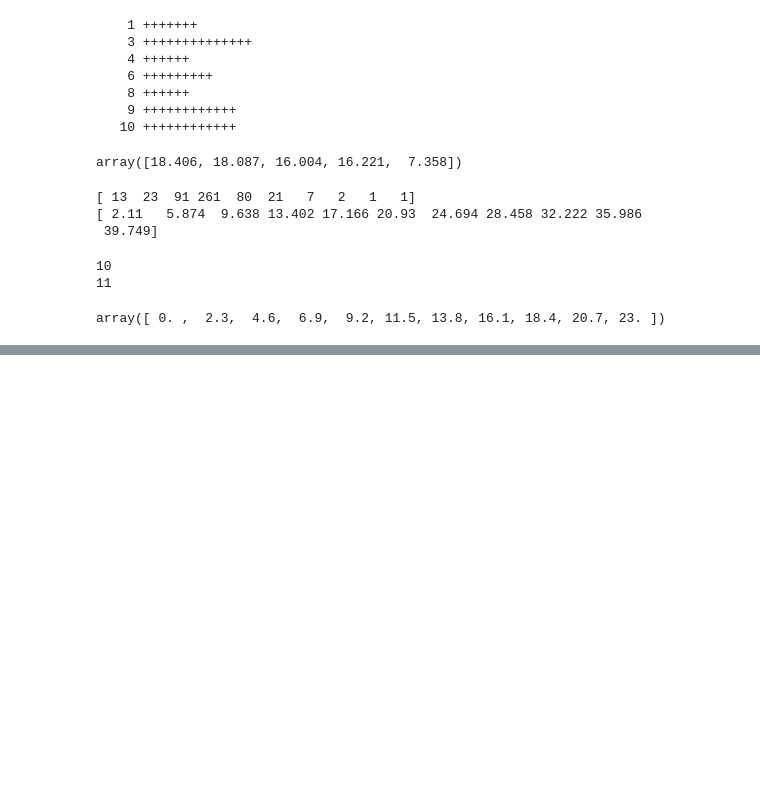
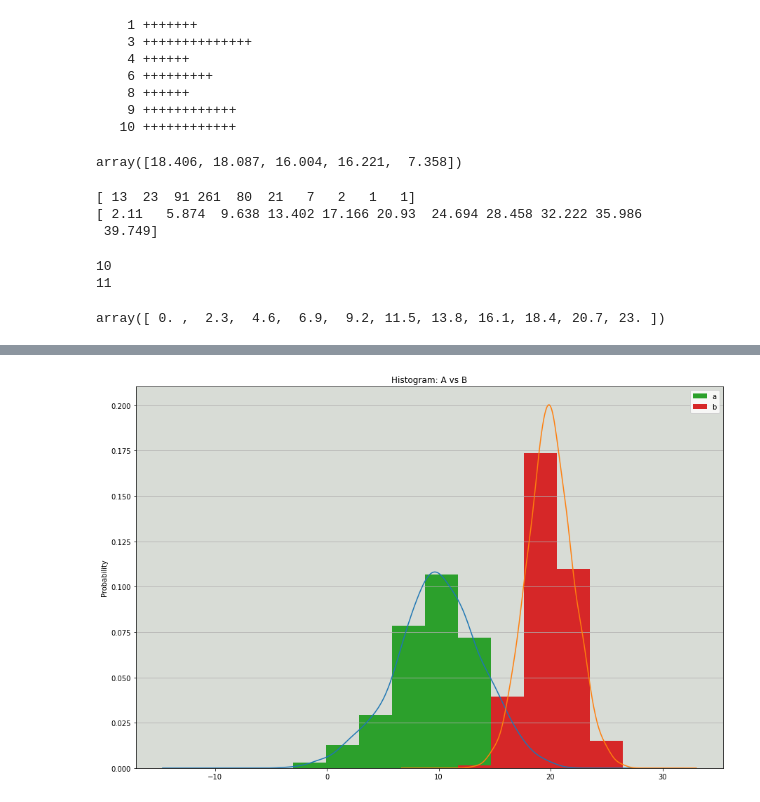
Before and after one commit to AnupJoseph/adv-python, a Jupyter notebook: Histogram_Plotting_+_Seaborn.ipynb, the cells around one changed output, grey strips where cells are left out. Drawn from its saved outputs; the diff is of its cells as text; code cells hidden in the pictures; blank space fills up the shorter version.

```diff
--- a/Histogram_Plotting_+_Seaborn.ipynb
+++ b/Histogram_Plotting_+_Seaborn.ipynb
@@ -82,0 +123,7 @@ array([ 0. ,  2.3,  4.6,  6.9,  9.2, 11.5, 13.8, 16.1, 18.4, 20.7, 23. ])
+# %%
+# Using KDE(Kernel Density Estimate)
+
+means = 10,20
+std_devs = 4,2
+dist = pd.DataFrame(np.random.normal(loc=means, scale=std_devs, size=(1000, 2)),columns=['a','b'])
+dist.agg(['min', 'max', 'mean', 'std'])
@@ -82,0 +136,9 @@ array([ 0. ,  2.3,  4.6,  6.9,  9.2, 11.5, 13.8, 16.1, 18.4, 20.7, 23. ])
+# %%
+fig, ax = plt.subplots()
+dist.plot.kde(ax=ax,legend = False, title = 'Histogram: A vs B')
+dist.plot.hist(density=True, ax=ax)
+ax.set_ylabel('Probability')
+ax.grid(axis='y')
+ax.set_facecolor('#d8dcd6')
+# %% [output]
+[figure, added]
```
Also changed, not shown: parts of 6 cells of this notebook.
